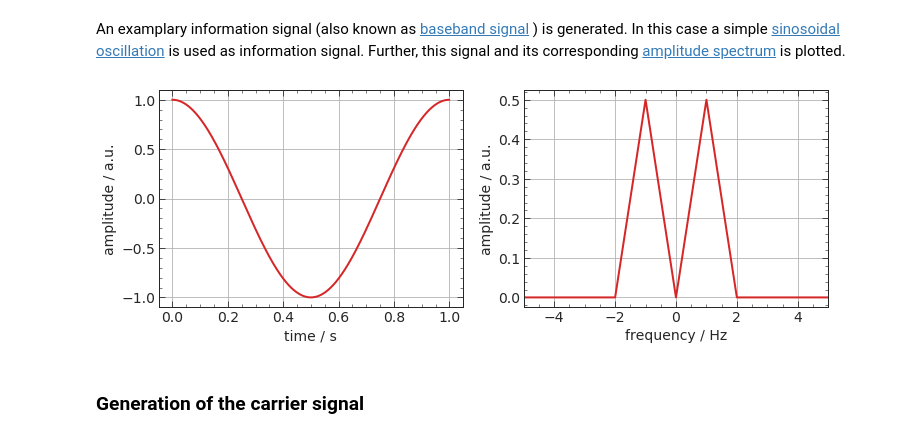
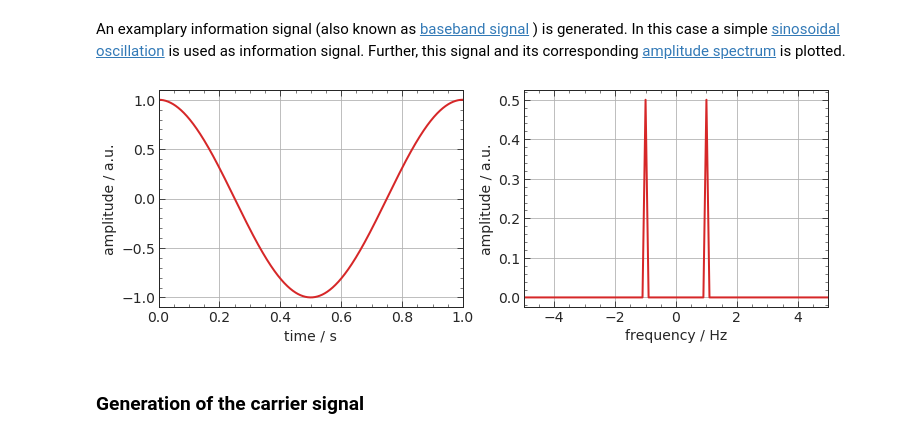
Before and after one commit to htw-ikt-noelle/Uebertragungsverfahren, a Jupyter notebook: frequency_modulation.ipynb, the cells around one changed output. Saved outputs shown, nothing was run; the diff lists cells and outputs as text; code cells hidden in the pictures.

```diff
--- a/frequency_modulation.ipynb
+++ b/frequency_modulation.ipynb
@@ -19,7 +19,7 @@ plt.style.use('noelle.mplstyle')
 Basic parameters like sample rate, tmporal length of the signal, time axis and frequency axis are defined. Further, also a frequently used function is defined.
 # %%
 sr = 1e3 # sample rate
-T = 1 # temporal length of signal
+T = 10 # temporal length of signal
 t = np.linspace(0, T-1/sr, T * int(sr))
 f = np.fft.fftshift(np.fft.fftfreq(np.size(t), 1/sr))
 # %%
@@ -39,31 +39,34 @@ An examplary information signal (also known as [baseband signal](https://en.wiki
 # %%
 fx = 1 # frequency of information signal
 x = np.cos(2 * np.pi * fx * t)
 
-# rect information signal
-# x = (rectpuls(t, 1) - 0.5) .* 2;
+# # rect information signal
+# x = (signal.square(2*np.pi/5*t, duty=0.1) + 1.0) / 2
+# fx = 10 # approx.
 
-# exemplary information signal
-#x = ((np.sin(4*np.pi*1.5*t) + np.sin(2*np.pi*2.1*t + 1.5))* np.exp(-t))
-#x = x - np.mean(x)
+# # # exemplary information signal
+# x = x = ((np.sin(2*np.pi*1.5*t) + np.sin(2*np.pi*2.1*t)) * np.exp(-t)) - 0.5
+# x = x - np.mean(x)
+# fx = 6 # approx.
 
 n = np.size(x)
 
 n_row = 1
 n_col = 2
 fig_size = [i*j for i,j in zip(plt.rcParams['figure.figsize'], [n_col, n_row])]
 fig = plt.figure(figsize=fig_size)
 
 ax = fig.add_subplot(n_row, n_col, 1)
 ax.plot(t, x, 'C3');
+ax.set_xlim(0,1)
 ax.set(xlabel="time / s", ylabel="amplitude / a.u.")
 
 ax = fig.add_subplot(n_row, n_col, 2)
 ax.plot(f, calc_magnitude_spectrum(x), color='C3')
 ax.set(xlabel="frequency / Hz", ylabel="amplitude / a.u.")
 ax.set_xlim(-5, 5);
 # %% [output]
-[figure, old version]
+[figure, new version]
 # %% [markdown]
 ### Generation of the carrier signal
 # %% [markdown]
```
Also changed, not shown: parts of 2 cells of this notebook.
